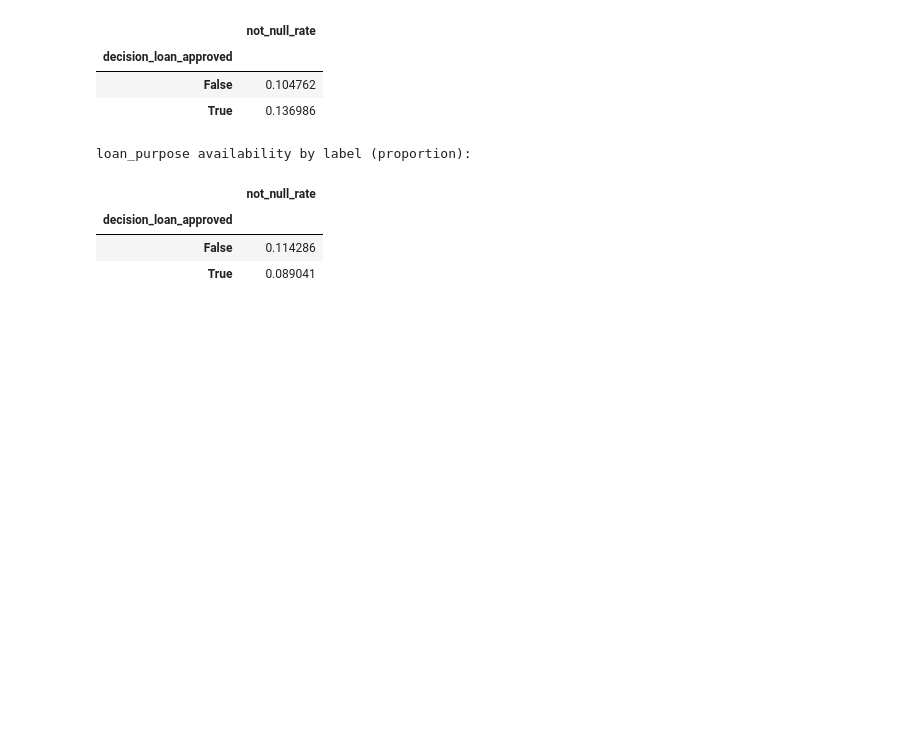
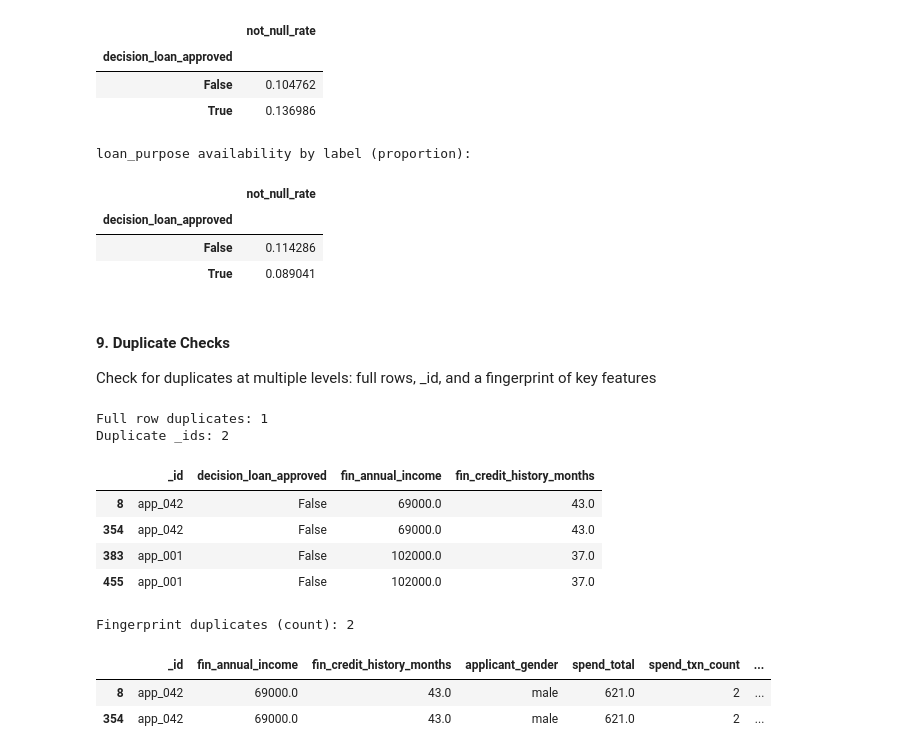
Before and after one commit to leo-nor-pro/dego-project-team6, a Jupyter notebook: notebooks/01-data-quality.ipynb, the cells around one changed output. Drawn from its saved outputs; the diff is of its cells as text; code cells hidden in the pictures; blank space fills up the shorter version.

```diff
--- a/notebooks/01-data-quality.ipynb
+++ b/notebooks/01-data-quality.ipynb
@@ -419,3 +419,45 @@ loan_purpose availability by label (proportion):
 | decision_loan_approved |  |
 | False | 0.114286 |
 | True | 0.089041 |
+# %% [markdown]
+#### 9. Duplicate Checks
+Check for duplicates at multiple levels: full rows, _id, and a fingerprint of key features
+# %%
+print("Full row duplicates:", int(df_clean.duplicated().sum()))
+
+if "_id" in df_clean.columns:
+    print("Duplicate _ids:", int(df_clean["_id"].duplicated().sum()))
+    dupes = df_clean[df_clean["_id"].duplicated(keep=False)]
+    cols = [c for c in ["_id", "decision_loan_approved", "fin_annual_income", "fin_credit_history_months"] if c in df_clean.columns]
+    display(dupes[cols].head(20))
+
+# Fingerprint duplicates (after PII removal) — heuristic for "same applicant"
+fingerprint_cols = [c for c in [
+    "fin_annual_income",
+    "fin_credit_history_months",
+    "applicant_gender",
+    "spend_total",
+    "spend_txn_count",
+    "spend_unique_cats",
+] if c in df_clean.columns]
+
+fp = df_clean.copy()
+for c in fingerprint_cols:
+    fp[c] = fp[c].fillna("__MISSING__")
+
+fp_dupes = fp.duplicated(subset=fingerprint_cols, keep=False)
+print("Fingerprint duplicates (count):", int(fp_dupes.sum()))
+if fp_dupes.any():
+    display(df_clean.loc[fp_dupes, ["_id"] + fingerprint_cols].sort_values(fingerprint_cols))
+# %% [output]
+Full row duplicates: 1
+Duplicate _ids: 2
+|  | _id | decision_loan_approved | fin_annual_income | fin_credit_history_months |
+| 8 | app_042 | False | 69000.0 | 43.0 |
+| 354 | app_042 | False | 69000.0 | 43.0 |
+| 383 | app_001 | False | 102000.0 | 37.0 |
+| 455 | app_001 | False | 102000.0 | 37.0 |
+Fingerprint duplicates (count): 2
+|  | _id | fin_annual_income | fin_credit_history_months | applicant_gender | spend_total | spend_txn_count | ... |
+| 8 | app_042 | 69000.0 | 43.0 | male | 621.0 | 2 | ... |
+| 354 | app_042 | 69000.0 | 43.0 | male | 621.0 | 2 | ... |
```
Also changed, not shown: parts of 2 cells of this notebook.
